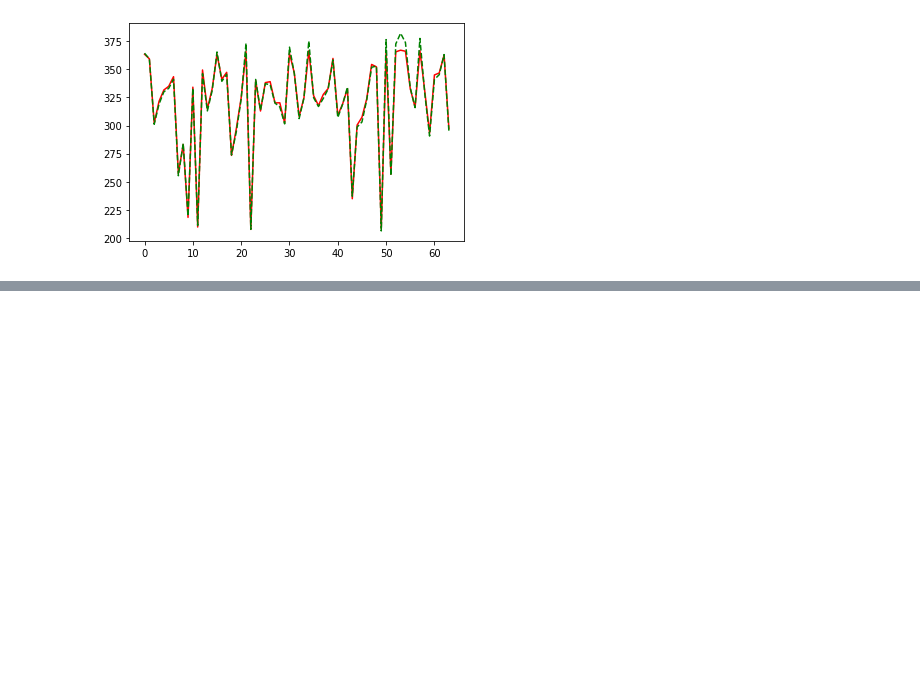
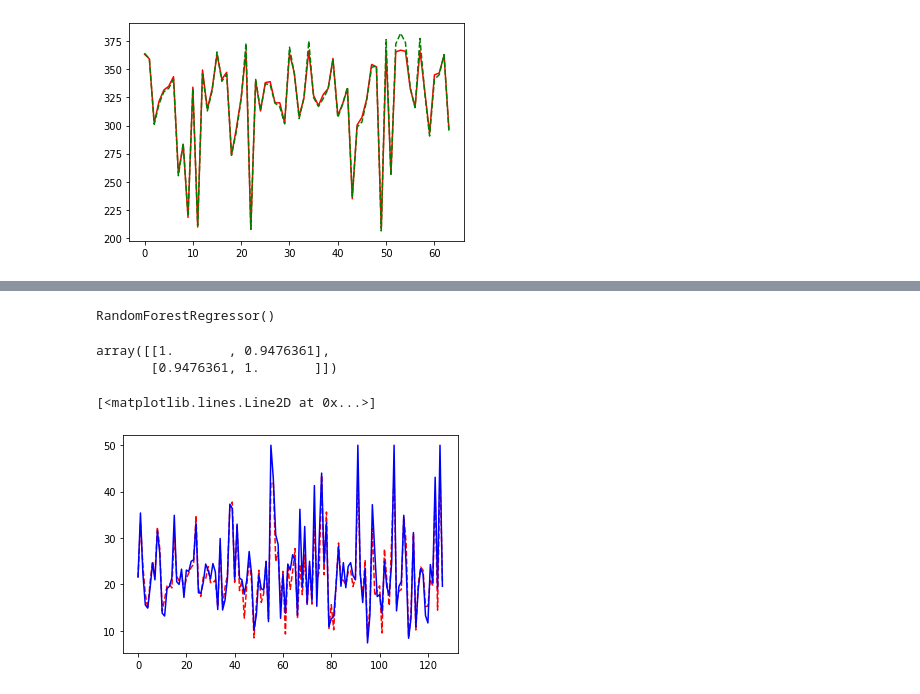
Before and after one commit to eaglehkim/python, a Jupyter notebook: prac5.ipynb, the cells around one changed output, grey strips where cells are left out. Saved outputs shown, nothing was run; the diff lists cells and outputs as text; code cells hidden in the pictures; blank space fills up the shorter version.

```diff
--- a/prac5.ipynb
+++ b/prac5.ipynb
@@ -714,0 +798,5 @@ plt.plot(test_output, 'g--')
+# %%
+boston = datasets.load_boston()
+df2 = pd.DataFrame(boston.data, columns=boston.feature_names)
+df2['price'] = boston.target
+df2.head()
@@ -714,0 +827,21 @@ plt.plot(test_output, 'g--')
+# %%
+input2 = boston.data
+output2 = df2['price']
+# %%
+train_input2, test_input2, train_output2, test_output2 = train_test_split(input2, output2)
+# %%
+rfr = RandomForestRegressor()
+rfr.fit(train_input2, train_output2)
+# %% [output]
+RandomForestRegressor()
+# %%
+np.corrcoef(rfr.predict(test_input2), test_output2)
+# %% [output]
+array([[1.       , 0.9476361],
+       [0.9476361, 1.       ]])
+# %%
+plt.plot(range(len(test_input2)), rfr.predict(test_input2), 'r--')
+plt.plot(range(len(test_input2)), test_output2, 'b')
+# %% [output]
+[<matplotlib.lines.Line2D at 0x...>]
+[figure, added]
```
Also changed, not shown: parts of 24 cells of this notebook.
